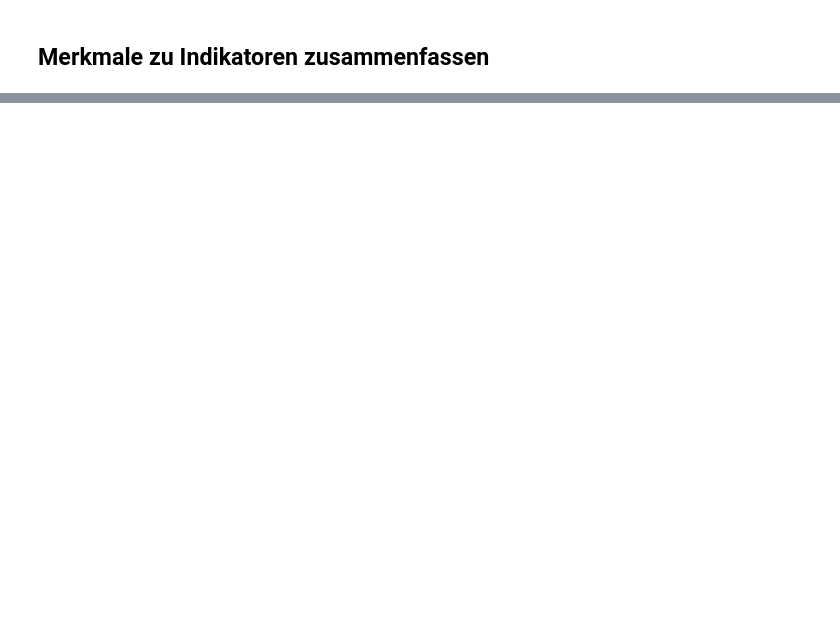
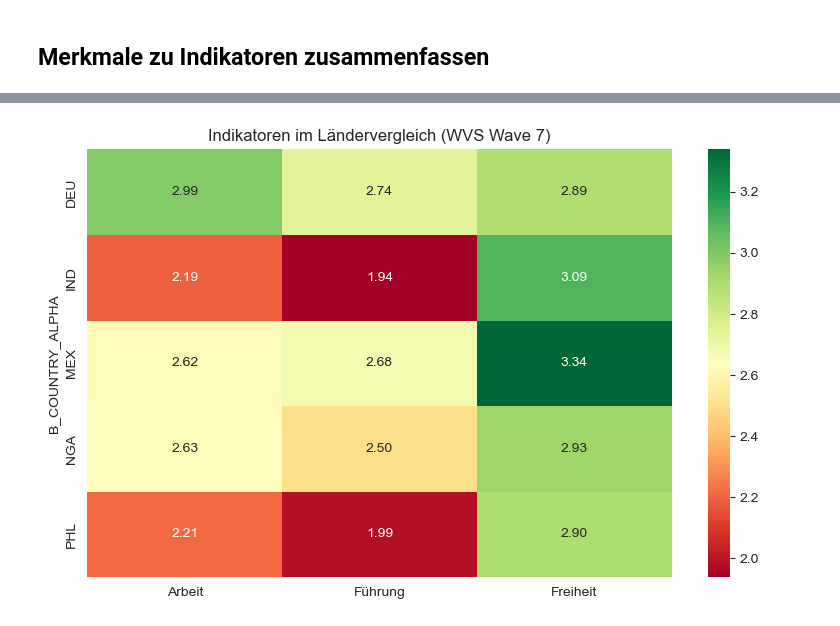
Before and after one commit to Alisonmm222/interkult, a Jupyter notebook: notebooks/analysis.ipynb, the cells around one changed output, grey strips where cells are left out. Drawn from its saved outputs; the diff is of its cells as text; code cells hidden in the pictures; blank space fills up the shorter version.

```diff
--- a/notebooks/analysis.ipynb
+++ b/notebooks/analysis.ipynb
@@ -351,0 +140,12 @@ USA & 83.4 & 60.1 & 34.9 \\
+# %%
+grouped = df_idx.groupby('B_COUNTRY_ALPHA')[['idx_arbeit', 'idx_fuehrung', 'idx_freiheit']].mean()
+
+plt.figure(figsize=(8, 5))
+sns.heatmap(grouped, annot=True, fmt='.2f', cmap='RdYlGn',
+            xticklabels=['Arbeit', 'Führung', 'Freiheit'])
+plt.title('Indikatoren im Ländervergleich (WVS Wave 7)')
+plt.tight_layout()
+plt.savefig("indikatoren_vergleich_heatmap.png", dpi=300)
+plt.show()
+# %% [output]
+[figure, added]
```
Also changed, not shown: parts of 27 cells of this notebook.
